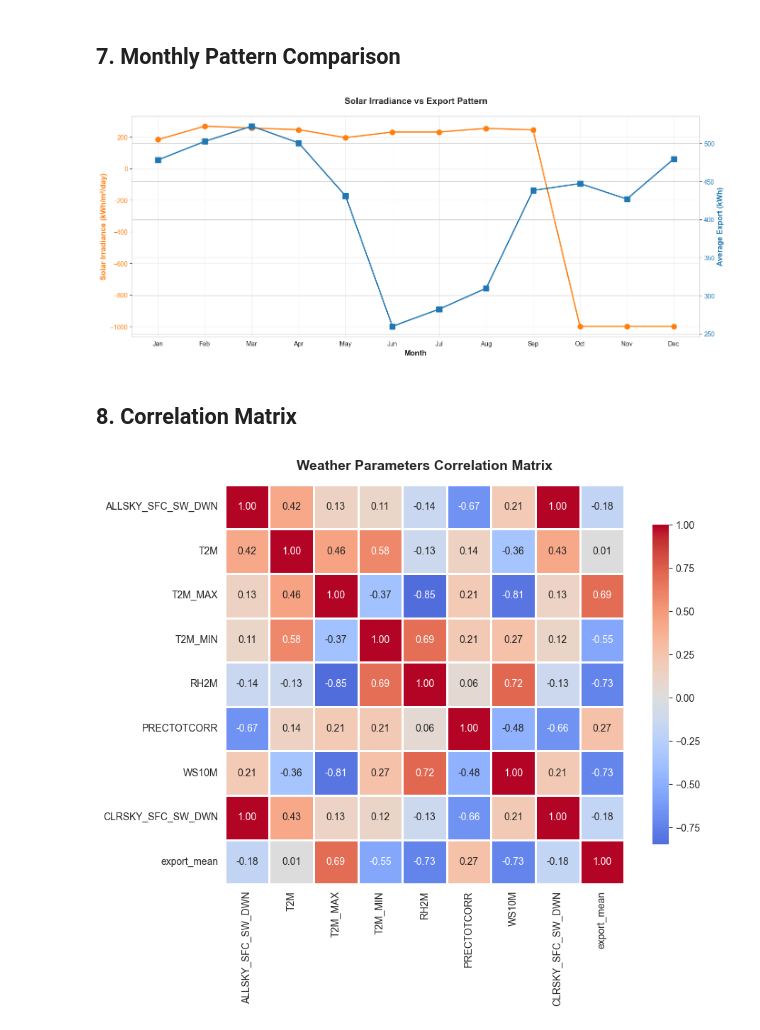
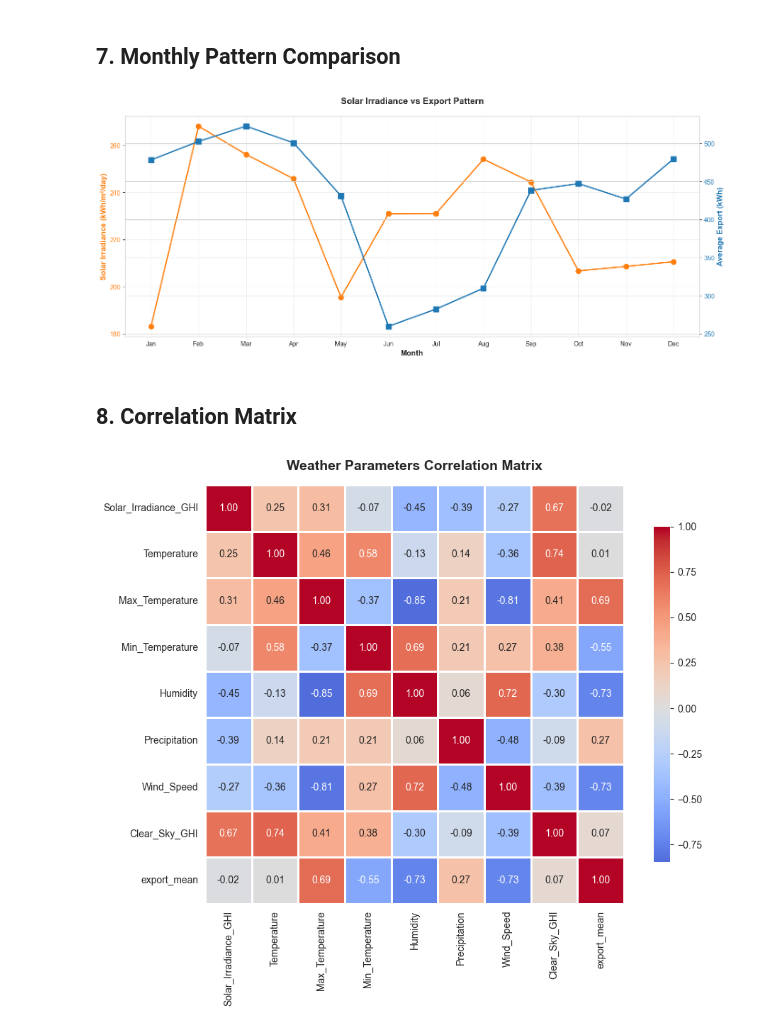
Before and after one commit to SaniruRajapaksha2006/Solar-ROI-Prediction-and-Recommendation-System, a Jupyter notebook: Solar Generation Forecasting Model/notebooks/01_weather_eda.ipynb, the cells around one changed output. Cells and saved outputs as stored; diff of their text form; code cells hidden in the pictures.

Commit message:
fix: Fill Missing Weather Data with Historical Averages

```diff
--- a/Solar Generation Forecasting Model/notebooks/01_weather_eda.ipynb
+++ b/Solar Generation Forecasting Model/notebooks/01_weather_eda.ipynb
@@ -75,10 +75,10 @@ Parameters to fetch:
 Period: 2025 (Jan-Dec)
 # %%
 # Fetch actual 2025 monthly data from NASA
-params_str = ",".join(params)
+params_str = ",".join(PARAMS.keys())
 url = (
     f"{NASA_API}?"
-    f"parameters={','.join(params)}&"
+    f"parameters={params_str}&"
     f"community=SB&"
     f"longitude={LONGITUDE}&"
     f"latitude={LATITUDE}&"
@@ -94,7 +94,7 @@ print(f"\nURL: {url[:90]}...")
 
 response = requests.get(url, timeout=30)
 response.raise_for_status()
-data = response.json()
+data_2025 = response.json()
 
 print("Data received")
 # %% [output]
@@ -156,0 +147,17 @@ Available data: 12 months
+# %%
+# Replace NASA fill value
+weather_df.replace(-999.00, np.nan, inplace=True)
+
+# Check missing data
+missing_mask = weather_df['Solar_Irradiance_GHI'].isna()
+missing_months = weather_df[missing_mask]['Month'].tolist()
+
+print(f"✓ Parsed 12 months")
+if missing_months:
+    print(f"⚠ Missing data for months: {missing_months}")
+    print(f"  (NASA has ~1-2 month lag for recent data)")
+else:
+    print(f"✓ All months have data")
+
+print("\n2025 Weather Data (with readable names):")
+weather_df.round(2)
@@ -175,6 +259,7 @@ monthly_export = solar.groupby('MONTH').agg({
 }).reset_index()
 
 monthly_export.columns = ['MONTH', 'export_mean', 'export_std', 'export_min', 'export_max', 'export_count']
+monthly_export.rename(columns={'MONTH': 'Month'}, inplace=True)
 
 print("Monthly Export Statistics:")
 monthly_export
@@ -197,10 +282,10 @@ Monthly Export Statistics:
 ## 4. Merge Weather + Export Data
 # %%
 # Merge datasets
-merged = monthly_export.merge(weather_df, on='MONTH', how='left')
+merged = monthly_export.merge(weather_df, on='Month', how='left')
 
 # Add data quality flag (which months have real export data)
-merged['DATA_TYPE'] = merged['MONTH'].apply(lambda x: 'REAL' if x in [9, 10, 11] else 'SYNTHETIC')
+merged['DATA_TYPE'] = merged['Month'].apply(lambda x: 'REAL' if x in [9, 10, 11] else 'SYNTHETIC')
 
 print(f"Merged shape: {merged.shape}")
 
@@ -369,7 +454,7 @@ fig, ax1 = plt.subplots(figsize=(14, 6))
 color1 = 'tab:orange'
 ax1.set_xlabel('Month', fontsize=12, fontweight='bold')
 ax1.set_ylabel('Solar Irradiance (kWh/m²/day)', color=color1, fontsize=12, fontweight='bold')
-ax1.plot(merged['MONTH'], merged['ALLSKY_SFC_SW_DWN'],
+ax1.plot(merged['Month'], merged['Solar_Irradiance_GHI'],
          marker='o', linewidth=2, markersize=8, color=color1, label='GHI')
 ax1.tick_params(axis='y', labelcolor=color1)
 ax1.set_xticks(range(1, 13))
@@ -380,7 +465,7 @@ ax1.grid(True, alpha=0.3)
 ax2 = ax1.twinx()
 color2 = 'tab:blue'
 ax2.set_ylabel('Average Export (kWh)', color=color2, fontsize=12, fontweight='bold')
-ax2.plot(merged['MONTH'], merged['export_mean'],
+ax2.plot(merged['Month'], merged['export_mean'],
          marker='s', linewidth=2, markersize=8, color=color2, label='Export')
 ax2.tick_params(axis='y', labelcolor=color2)
 
@@ -388,17 +473,17 @@ plt.title('Solar Irradiance vs Export Pattern', fontsize=14, fontweight='bold',
 fig.tight_layout()
 plt.show()
 # %% [output]
-[figure, old version]
+[figure, new version]
 # %% [markdown]
 ## 8. Correlation Matrix
 # %%
-corr_matrix = merged[params + ['export_mean']].corr()
+corr_matrix = merged[list(PARAMS.values()) + ['export_mean']].corr()
 
 plt.figure(figsize=(10, 8))
 sns.heatmap(corr_matrix, annot=True, fmt='.2f', cmap='coolwarm',
             center=0, square=True, linewidths=1, cbar_kws={"shrink": 0.8})
 plt.title('Weather Parameters Correlation Matrix', fontsize=14, fontweight='bold', pad=15)
 plt.tight_layout()
 plt.show()
 # %% [output]
-[figure, old version]
+[figure, new version]
```
Also changed, not shown: parts of 10 cells of this notebook.
